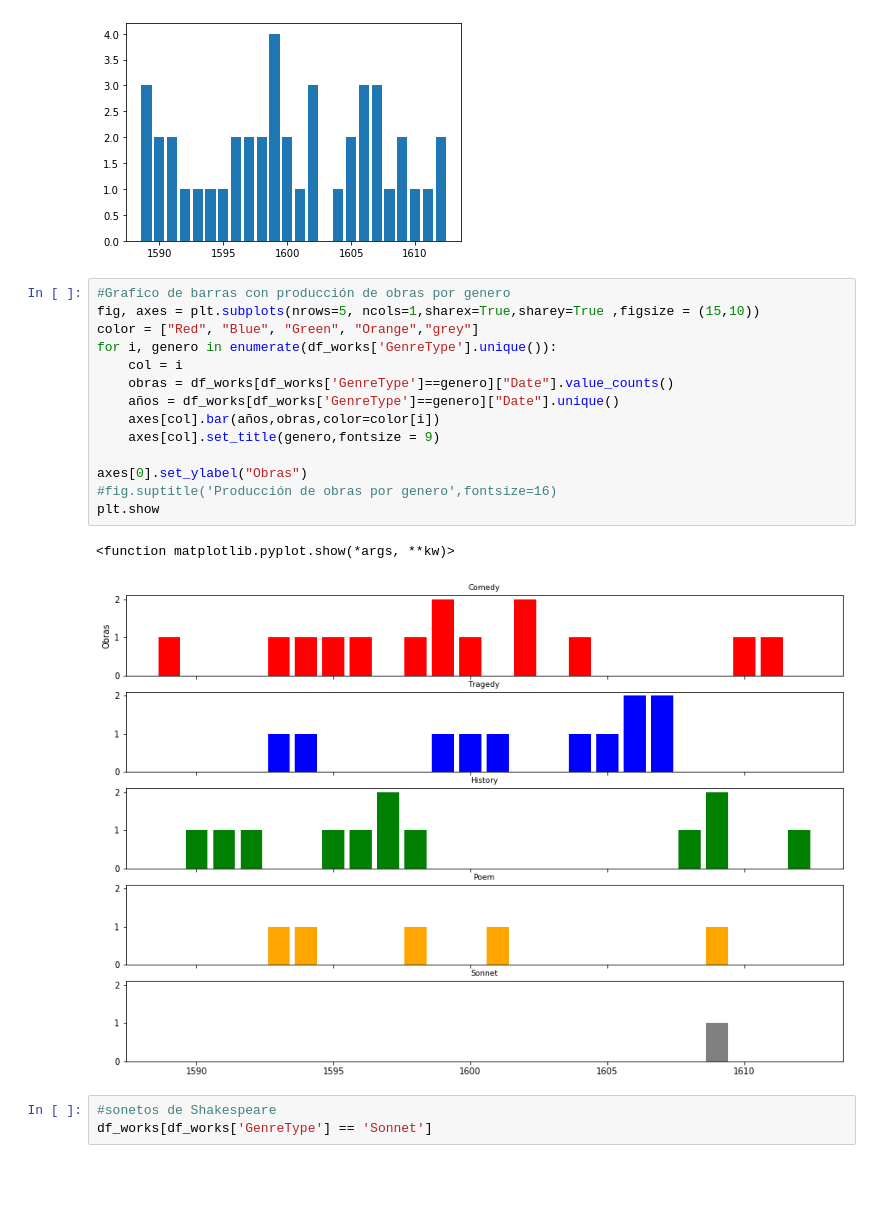
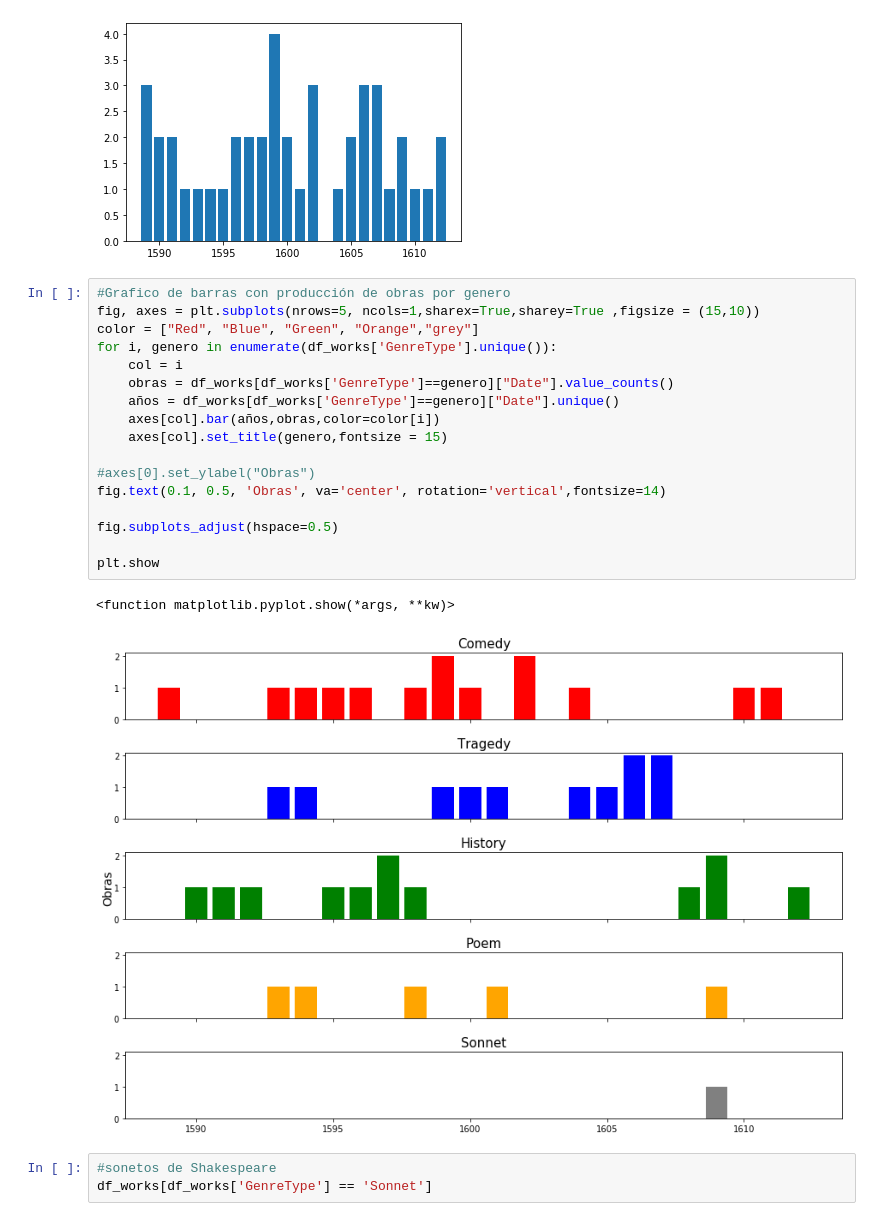
Before and after one commit to srobaina99/Introducci-n-a-ciencia-de-datos, a Jupyter notebook: shakespeare_t1.ipynb, the cells around one changed output. Saved outputs shown, nothing was run; the diff lists cells and outputs as text; blank space fills up the shorter version.

Commit message:
Agranda la letra de Obras por año

```diff
--- a/shakespeare_t1.ipynb
+++ b/shakespeare_t1.ipynb
@@ -472,20 +472,23 @@ plt.bar(años, obras)
 # %%
 #Grafico de barras con producción de obras por genero
 fig, axes = plt.subplots(nrows=5, ncols=1,sharex=True,sharey=True ,figsize = (15,10))
 color = ["Red", "Blue", "Green", "Orange","grey"]
 for i, genero in enumerate(df_works['GenreType'].unique()):
     col = i
     obras = df_works[df_works['GenreType']==genero]["Date"].value_counts()
     años = df_works[df_works['GenreType']==genero]["Date"].unique()
     axes[col].bar(años,obras,color=color[i])
-    axes[col].set_title(genero,fontsize = 9)
+    axes[col].set_title(genero,fontsize = 15)
 
-axes[0].set_ylabel("Obras")
-#fig.suptitle('Producción de obras por genero',fontsize=16)
+#axes[0].set_ylabel("Obras")
+fig.text(0.1, 0.5, 'Obras', va='center', rotation='vertical',fontsize=14)
+
+fig.subplots_adjust(hspace=0.5)
+
 plt.show
 # %% [output]
 <function matplotlib.pyplot.show(*args, **kw)>
-[figure, old version]
+[figure, new version]
 # %%
 #sonetos de Shakespeare
 df_works[df_works['GenreType'] == 'Sonnet']
```
Also changed, not shown: parts of 11 cells of this notebook, 1 other file.
